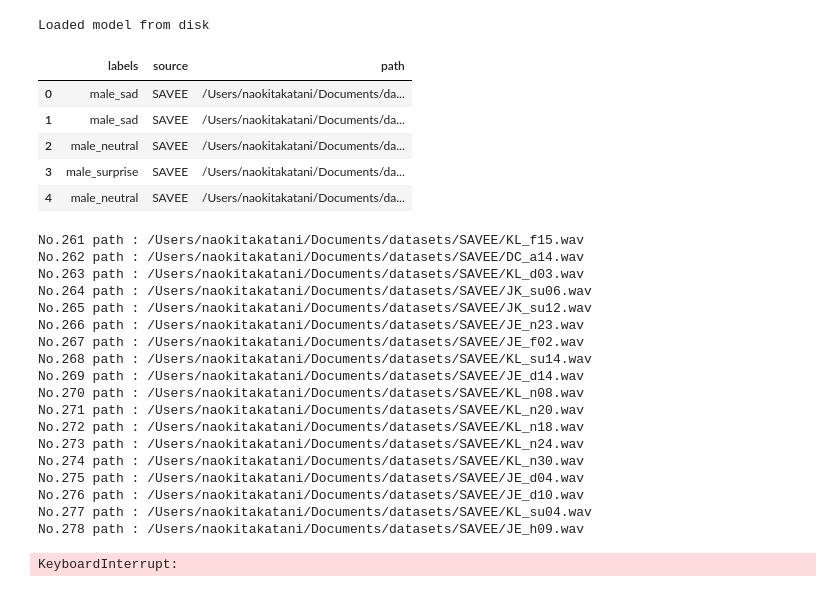
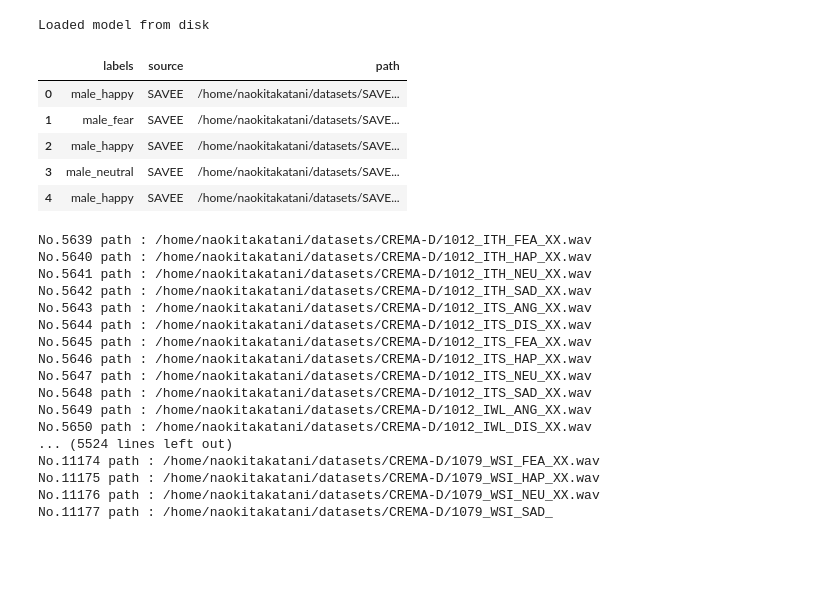
Before and after one commit to naokitakatani/2020_12_22_realtime_SERv3, a Jupyter notebook: experiment_highpassAudioEmotionRecognition.ipynb, the cells around one changed output. Drawn from its saved outputs; the diff is of its cells as text; code cells hidden in the pictures; blank space fills up the shorter version.

Commit message:
conduct experiment highpassAudioEmotionRecognition.

```diff
--- a/experiment_highpassAudioEmotionRecognition.ipynb
+++ b/experiment_highpassAudioEmotionRecognition.ipynb
@@ -160,15 +160,15 @@ print("Loaded model from disk")
 Loaded model from disk
 # %%
 # lets pick up the meta-data that we got from our first part of the Kernel
-ref = pd.read_csv("/Users/naokitakatani/Documents/2020_12_12_SERv3/Data_path.csv")
+ref = pd.read_csv("/home/naokitakatani/2020_12_12_SERv3/Data_path.csv")
 ref.head()
 # %% [output]
 |  | labels | source | path |
-| 0 | male_sad | SAVEE | /Users/naokitakatani/Documents/da... |
-| 1 | male_sad | SAVEE | /Users/naokitakatani/Documents/da... |
-| 2 | male_neutral | SAVEE | /Users/naokitakatani/Documents/da... |
-| 3 | male_surprise | SAVEE | /Users/naokitakatani/Documents/da... |
-| 4 | male_neutral | SAVEE | /Users/naokitakatani/Documents/da... |
+| 0 | male_happy | SAVEE | /home/naokitakatani/datasets/SAVE... |
+| 1 | male_fear | SAVEE | /home/naokitakatani/datasets/SAVE... |
+| 2 | male_happy | SAVEE | /home/naokitakatani/datasets/SAVE... |
+| 3 | male_neutral | SAVEE | /home/naokitakatani/datasets/SAVE... |
+| 4 | male_happy | SAVEE | /home/naokitakatani/datasets/SAVE... |
 # %%
 features = np.empty((0,300,40,3),float)
 emolabel = np.zeros(0,int)
@@ -193,29 +193,27 @@ for index, (label, path) in enumerate(zip(ref.labels, ref.path)):
         except KeyboardInterrupt:
             print("KeyboardInterrupt")
             sys.exit()
-        #except:
-         #   print("Skip this audio file.")
+        except:
+            print("Skip this audio file.")
         start += 1
 # %% [output]
-No.261 path : /Users/naokitakatani/Documents/datasets/SAVEE/KL_f15.wav
-No.262 path : /Users/naokitakatani/Documents/datasets/SAVEE/DC_a14.wav
-No.263 path : /Users/naokitakatani/Documents/datasets/SAVEE/KL_d03.wav
-No.264 path : /Users/naokitakatani/Documents/datasets/SAVEE/JK_su06.wav
-No.265 path : /Users/naokitakatani/Documents/datasets/SAVEE/JK_su12.wav
-No.266 path : /Users/naokitakatani/Documents/datasets/SAVEE/JE_n23.wav
-No.267 path : /Users/naokitakatani/Documents/datasets/SAVEE/JE_f02.wav
-No.268 path : /Users/naokitakatani/Documents/datasets/SAVEE/KL_su14.wav
-No.269 path : /Users/naokitakatani/Documents/datasets/SAVEE/JE_d14.wav
-No.270 path : /Users/naokitakatani/Documents/datasets/SAVEE/KL_n08.wav
-No.271 path : /Users/naokitakatani/Documents/datasets/SAVEE/KL_n20.wav
-No.272 path : /Users/naokitakatani/Documents/datasets/SAVEE/KL_n18.wav
-No.273 path : /Users/naokitakatani/Documents/datasets/SAVEE/KL_n24.wav
-No.274 path : /Users/naokitakatani/Documents/datasets/SAVEE/KL_n30.wav
-No.275 path : /Users/naokitakatani/Documents/datasets/SAVEE/JE_d04.wav
-No.276 path : /Users/naokitakatani/Documents/datasets/SAVEE/JE_d10.wav
-No.277 path : /Users/naokitakatani/Documents/datasets/SAVEE/KL_su04.wav
-No.278 path : /Users/naokitakatani/Documents/datasets/SAVEE/JE_h09.wav
+No.5639 path : /home/naokitakatani/datasets/CREMA-D/1012_ITH_FEA_XX.wav
+No.5640 path : /home/naokitakatani/datasets/CREMA-D/1012_ITH_HAP_XX.wav
+No.5641 path : /home/naokitakatani/datasets/CREMA-D/1012_ITH_NEU_XX.wav
+No.5642 path : /home/naokitakatani/datasets/CREMA-D/1012_ITH_SAD_XX.wav
+No.5643 path : /home/naokitakatani/datasets/CREMA-D/1012_ITS_ANG_XX.wav
+No.5644 path : /home/naokitakatani/datasets/CREMA-D/1012_ITS_DIS_XX.wav
+No.5645 path : /home/naokitakatani/datasets/CREMA-D/1012_ITS_FEA_XX.wav
+No.5646 path : /home/naokitakatani/datasets/CREMA-D/1012_ITS_HAP_XX.wav
+No.5647 path : /home/naokitakatani/datasets/CREMA-D/1012_ITS_NEU_XX.wav
+No.5648 path : /home/naokitakatani/datasets/CREMA-D/1012_ITS_SAD_XX.wav
+No.5649 path : /home/naokitakatani/datasets/CREMA-D/1012_IWL_ANG_XX.wav
+No.5650 path : /home/naokitakatani/datasets/CREMA-D/1012_IWL_DIS_XX.wav
+... (5524 lines left out)
+No.11174 path : /home/naokitakatani/datasets/CREMA-D/1079_WSI_FEA_XX.wav
+No.11175 path : /home/naokitakatani/datasets/CREMA-D/1079_WSI_HAP_XX.wav
+No.11176 path : /home/naokitakatani/datasets/CREMA-D/1079_WSI_NEU_XX.wav
+No.11177 path : /home/naokitakatani/datasets/CREMA-D/1079_WSI_SAD_
-KeyboardInterrupt:
 # %%
 preds = loaded_model.predict(features,
                          batch_size=16,
```
Also changed, not shown: parts of 3 cells of this notebook, 1 other file.
